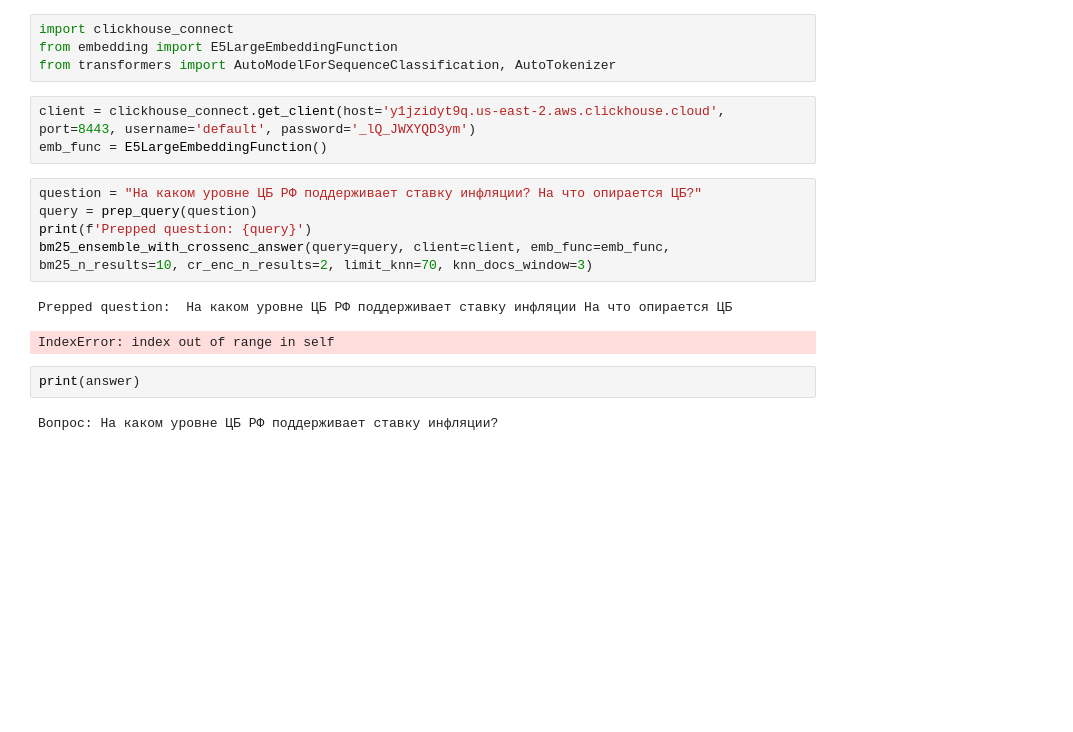
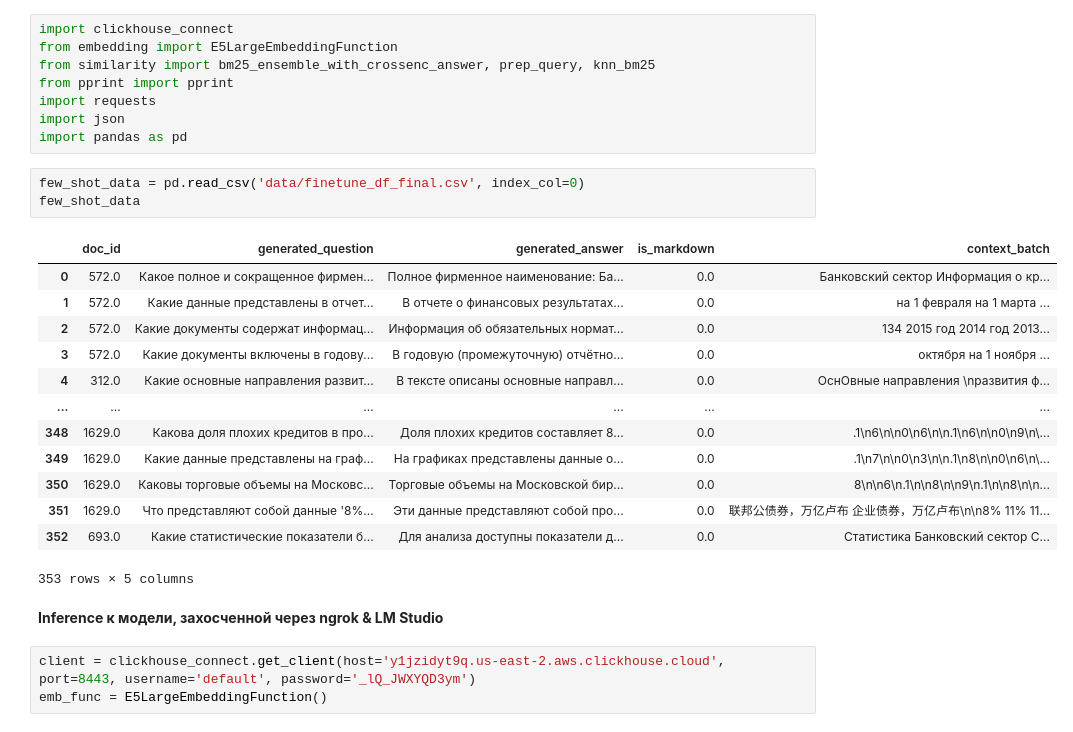
Before and after one commit to Data-Squad-of-Scoofs/cb-purple-hack, a Jupyter notebook: inference_llm.ipynb, the cells around one changed output. Drawn from its saved outputs; the diff is of its cells as text; blank space fills up the shorter version.

```diff
--- a/inference_llm.ipynb
+++ b/inference_llm.ipynb
@@ -78,19 +1,30 @@ system_prompt = """
 # %%
 import clickhouse_connect
 from embedding import E5LargeEmbeddingFunction
-from transformers import AutoModelForSequenceClassification, AutoTokenizer
+from similarity import bm25_ensemble_with_crossenc_answer, prep_query, knn_bm25
+from pprint import pprint
+import requests
+import json
+import pandas as pd
+# %%
+few_shot_data = pd.read_csv('data/finetune_df_final.csv', index_col=0)
+few_shot_data
+# %% [output]
+|  | doc_id | generated_question | generated_answer | is_markdown | context_batch |
+| 0 | 572.0 | Какое полное и сокращенное фирмен... | Полное фирменное наименование: Ба... | 0.0 | Банковский сектор Информация о кр... |
+| 1 | 572.0 | Какие данные представлены в отчет... | В отчете о финансовых результатах... | 0.0 | на 1 февраля на 1 марта ... |
+| 2 | 572.0 | Какие документы содержат информац... | Информация об обязательных нормат... | 0.0 | 134 2015 год 2014 год 2013... |
+| 3 | 572.0 | Какие документы включены в годову... | В годовую (промежуточную) отчётно... | 0.0 | октября на 1 ноября ... |
+| 4 | 312.0 | Какие основные направления развит... | В тексте описаны основные направл... | 0.0 | ОснОвные направления \nразвития ф... |
+| ... | ... | ... | ... | ... | ... |
+| 348 | 1629.0 | Какова доля плохих кредитов в про... | Доля плохих кредитов составляет 8... | 0.0 | .1\n6\n\n0\n6\n\n.1\n6\n\n0\n9\n\... |
+| 349 | 1629.0 | Какие данные представлены на граф... | На графиках представлены данные о... | 0.0 | .1\n7\n\n0\n3\n\n.1\n8\n\n0\n6\n\... |
+| 350 | 1629.0 | Каковы торговые объемы на Московс... | Торговые объемы на Московской бир... | 0.0 | 8\n\n6\n.1\n\n8\n\n9\n.1\n\n8\n\n... |
+| 351 | 1629.0 | Что представляют собой данные '8%... | Эти данные представляют собой про... | 0.0 | 联邦公债券，万亿卢布 企业债券，万亿卢布\n\n8% 11% 11... |
+| 352 | 693.0 | Какие статистические показатели б... | Для анализа доступны показатели д... | 0.0 | Статистика Банковский сектор С... |
+353 rows × 5 columns
+# %% [markdown]
+**Inference к модели, захосченной через ngrok & LM Studio**
 # %%
 client = clickhouse_connect.get_client(host='y1jzidyt9q.us-east-2.aws.clickhouse.cloud', port=8443, username='default', password='_lQ_JWXYQD3ym')
 emb_func = E5LargeEmbeddingFunction()
-# %%
-question = "На каком уровне ЦБ РФ поддерживает ставку инфляции? На что опирается ЦБ?"
-query = prep_query(question)
-print(f'Prepped question: {query}')
-bm25_ensemble_with_crossenc_answer(query=query, client=client, emb_func=emb_func, bm25_n_results=10, cr_enc_n_results=2, limit_knn=70, knn_docs_window=3)
-# %% [output]
-Prepped question:  На каком уровне ЦБ РФ поддерживает ставку инфляции На что опирается ЦБ
-IndexError: index out of range in self
-# %%
-print(answer)
-# %% [output]
-Вопрос: На каком уровне ЦБ РФ поддерживает ставку инфляции?
```
Also changed, not shown: parts of 5 cells of this notebook, 1 other file.
